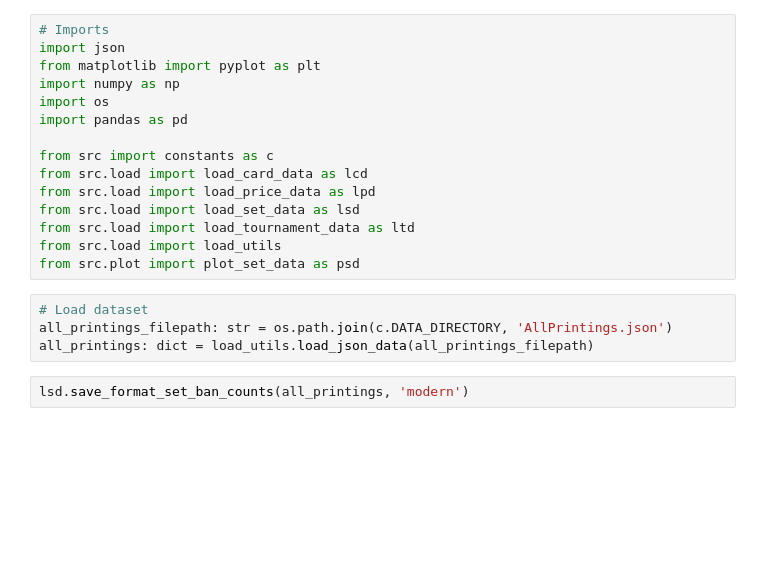
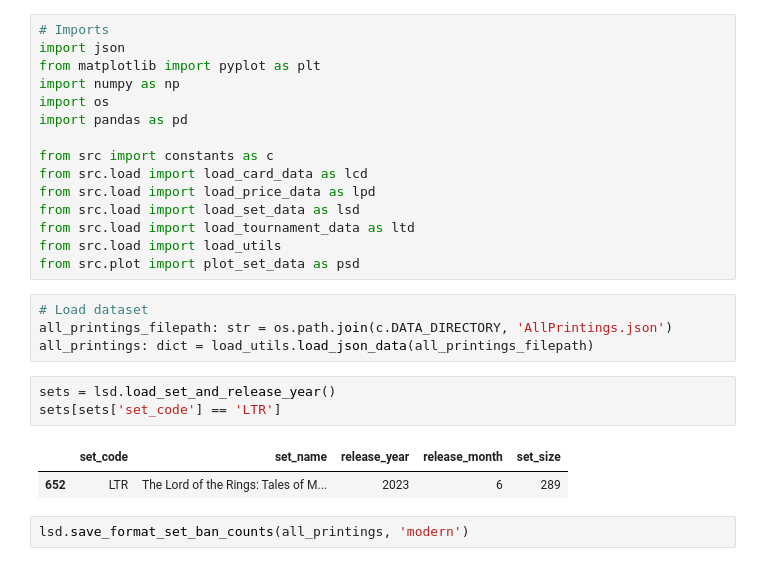
Before and after one commit to caseyforey/DS-final-CForey-Jbourds, a Jupyter notebook: sets.ipynb, the cells around one changed output. Cells and saved outputs as stored; diff of their text form; blank space fills up the shorter version.

```diff
--- a/sets.ipynb
+++ b/sets.ipynb
@@ -28,6 +28,12 @@ from src.plot import plot_set_data as psd
 # Load dataset
 all_printings_filepath: str = os.path.join(c.DATA_DIRECTORY, 'AllPrintings.json')
 all_printings: dict = load_utils.load_json_data(all_printings_filepath)
+# %%
+sets = lsd.load_set_and_release_year()
+sets[sets['set_code'] == 'LTR']
+# %% [output]
+|  | set_code | set_name | release_year | release_month | set_size |
+| 652 | LTR | The Lord of the Rings: Tales of M... | 2023 | 6 | 289 |
 # %%
 lsd.save_format_set_ban_counts(all_printings, 'modern')
 # %%
```
Also changed, not shown: parts of 4 cells of this notebook, 21 other files.
